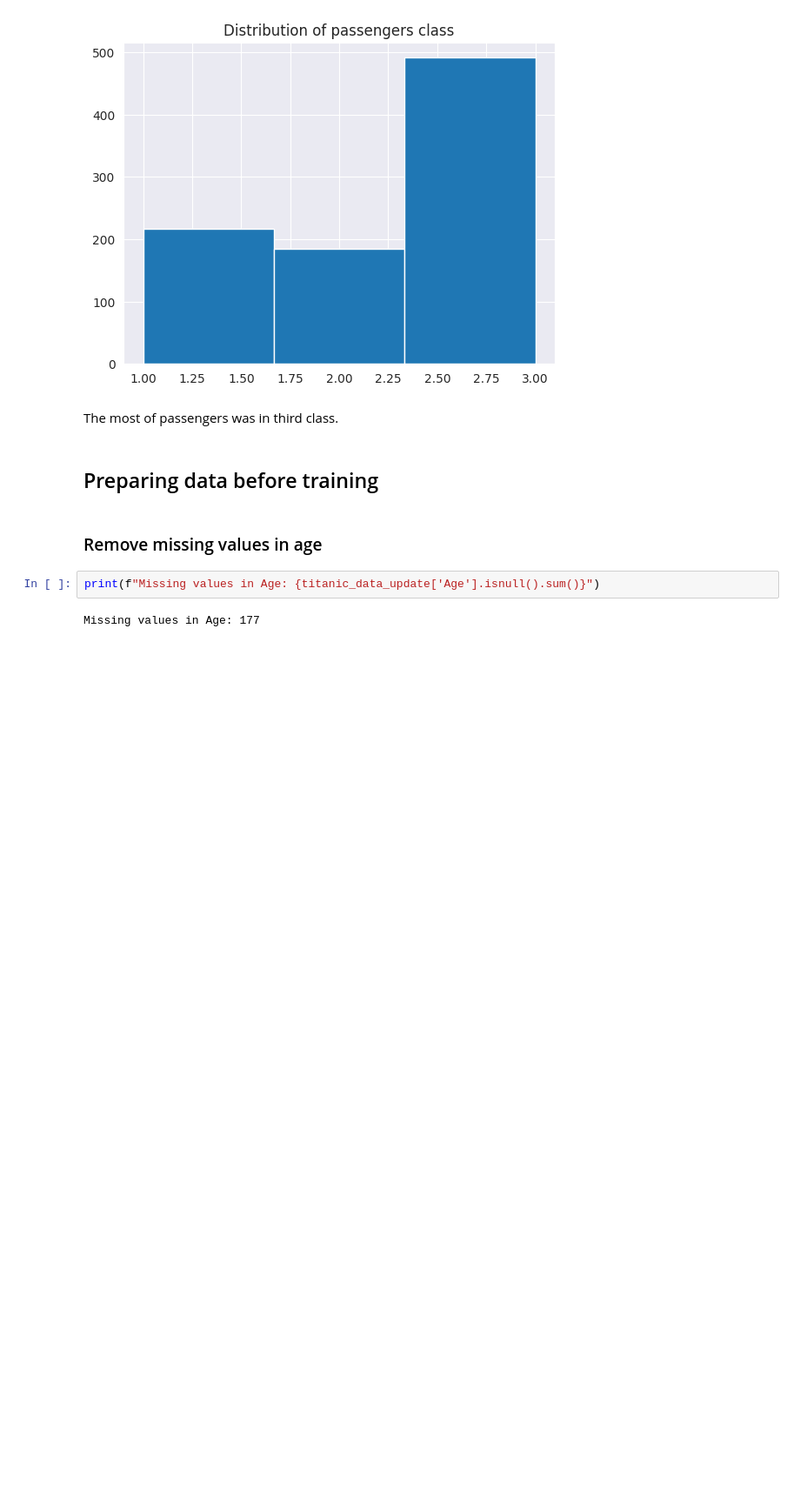
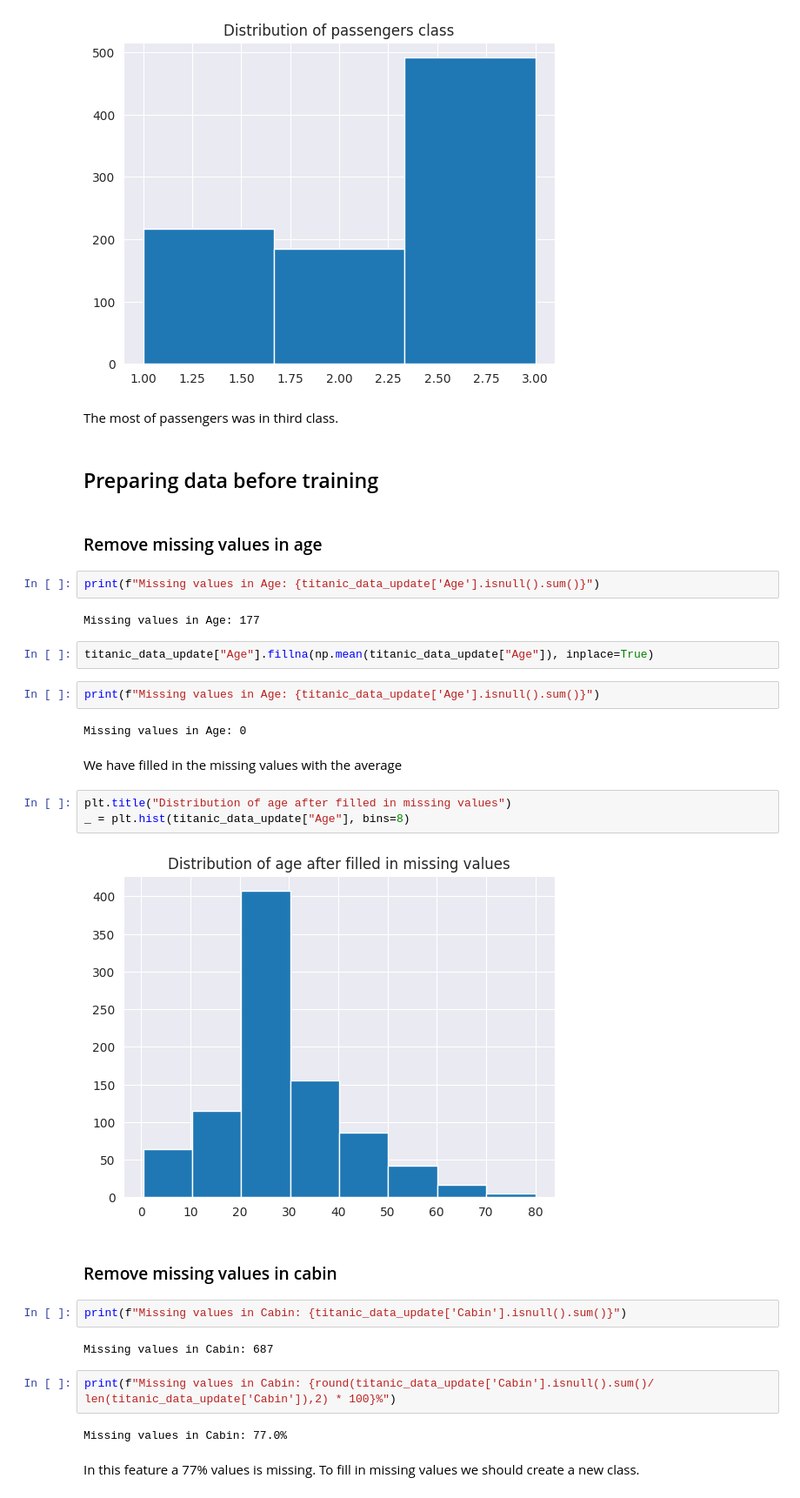
Before and after one commit to Softwareify/TitanicWebAI, a Jupyter notebook: ai/main.ipynb, the cells around one changed output. Shown: that part at 87% size. Saved outputs shown, nothing was run; the diff lists cells and outputs as text; blank space fills up the shorter version.

Commit message:
feat(ai): Removed all missing values

```diff
--- a/ai/main.ipynb
+++ b/ai/main.ipynb
@@ -86,3 +86,28 @@ The most of passengers was in third class.
 print(f"Missing values in Age: {titanic_data_update['Age'].isnull().sum()}")
 # %% [output]
 Missing values in Age: 177
+# %%
+titanic_data_update["Age"].fillna(np.mean(titanic_data_update["Age"]), inplace=True)
+# %%
+print(f"Missing values in Age: {titanic_data_update['Age'].isnull().sum()}")
+# %% [output]
+Missing values in Age: 0
+# %% [markdown]
+We have filled in the missing values with the average
+# %%
+plt.title("Distribution of age after filled in missing values")
+_ = plt.hist(titanic_data_update["Age"], bins=8)
+# %% [output]
+[figure, added]
+# %% [markdown]
+### Remove missing values in cabin
+# %%
+print(f"Missing values in Cabin: {titanic_data_update['Cabin'].isnull().sum()}")
+# %% [output]
+Missing values in Cabin: 687
+# %%
+print(f"Missing values in Cabin: {round(titanic_data_update['Cabin'].isnull().sum()/ len(titanic_data_update['Cabin']),2) * 100}%")
+# %% [output]
+Missing values in Cabin: 77.0%
+# %% [markdown]
+In this feature a 77% values is missing. To fill in missing values we should create a new class.
```
Also changed, not shown: parts of 10 cells of this notebook.
